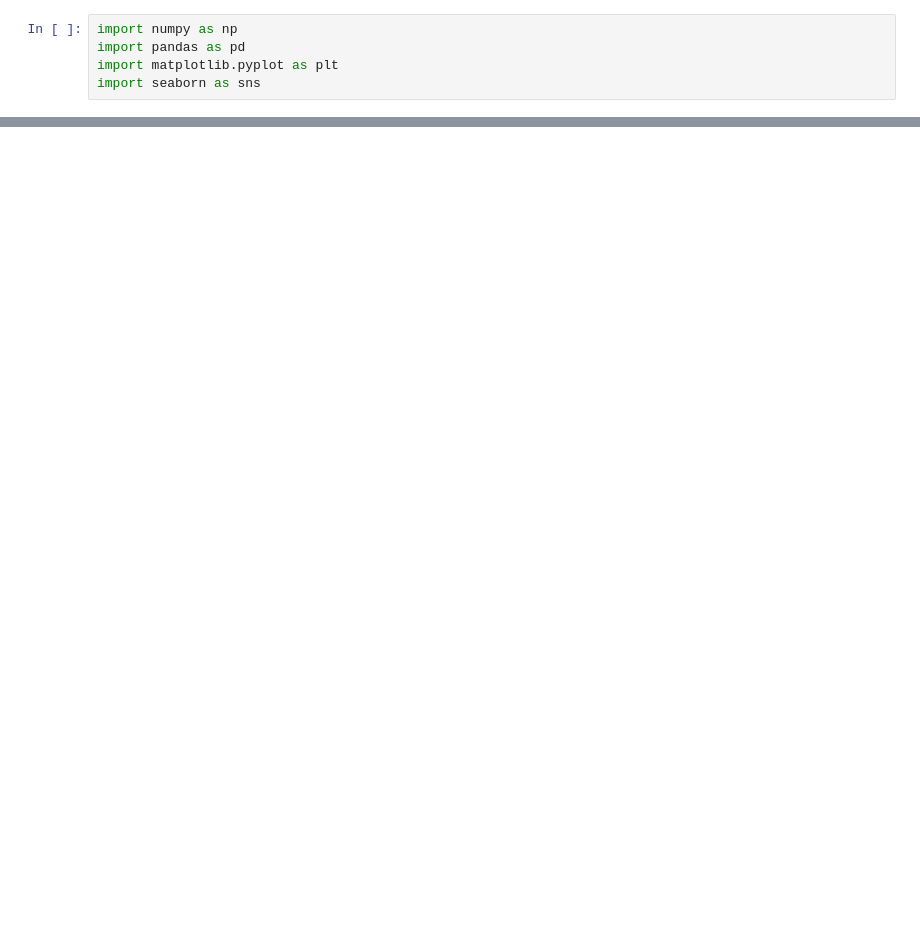
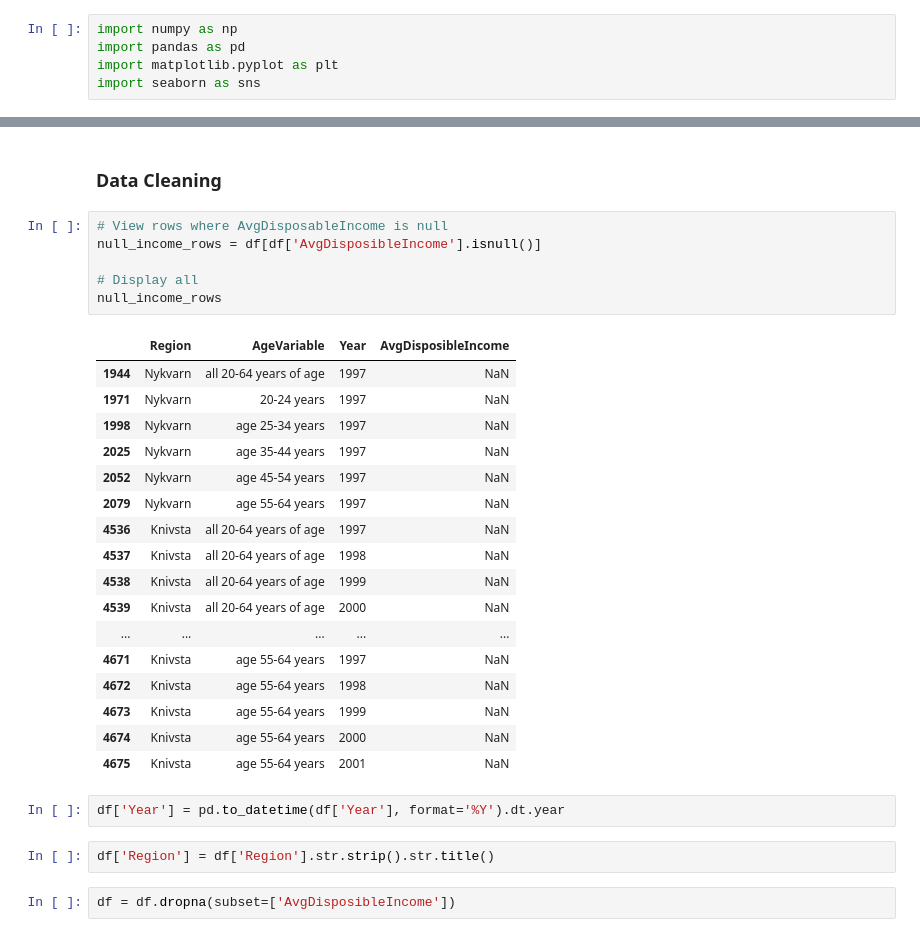
Before and after one commit to Magesh-Babu/Electrification_of_Swedish_Cars, a Jupyter notebook: exploratory_analysis/income_data_exploratory_analysis.ipynb, the cells around one changed output, grey strips where cells are left out. Saved outputs shown, nothing was run; the diff lists cells and outputs as text; blank space fills up the shorter version.

```diff
--- a/exploratory_analysis/income_data_exploratory_analysis.ipynb
+++ b/exploratory_analysis/income_data_exploratory_analysis.ipynb
@@ -63,0 +70,32 @@ array(['Upplands Väsby', 'Vallentuna', 'Österåker', 'Värmdö', 'Järfälla',
+# %% [markdown]
+### Data Cleaning
+# %%
+# View rows where AvgDisposableIncome is null
+null_income_rows = df[df['AvgDisposibleIncome'].isnull()]
+
+# Display all
+null_income_rows
+# %% [output]
+|  | Region | AgeVariable | Year | AvgDisposibleIncome |
+| 1944 | Nykvarn | all 20-64 years of age | 1997 | NaN |
+| 1971 | Nykvarn | 20-24 years | 1997 | NaN |
+| 1998 | Nykvarn | age 25-34 years | 1997 | NaN |
+| 2025 | Nykvarn | age 35-44 years | 1997 | NaN |
+| 2052 | Nykvarn | age 45-54 years | 1997 | NaN |
+| 2079 | Nykvarn | age 55-64 years | 1997 | NaN |
+| 4536 | Knivsta | all 20-64 years of age | 1997 | NaN |
+| 4537 | Knivsta | all 20-64 years of age | 1998 | NaN |
+| 4538 | Knivsta | all 20-64 years of age | 1999 | NaN |
+| 4539 | Knivsta | all 20-64 years of age | 2000 | NaN |
+| ... | ... | ... | ... | ... |
+| 4671 | Knivsta | age 55-64 years | 1997 | NaN |
+| 4672 | Knivsta | age 55-64 years | 1998 | NaN |
+| 4673 | Knivsta | age 55-64 years | 1999 | NaN |
+| 4674 | Knivsta | age 55-64 years | 2000 | NaN |
+| 4675 | Knivsta | age 55-64 years | 2001 | NaN |
+# %%
+df['Year'] = pd.to_datetime(df['Year'], format='%Y').dt.year
+# %%
+df['Region'] = df['Region'].str.strip().str.title()
+# %%
+df = df.dropna(subset=['AvgDisposibleIncome'])
```
Also changed, not shown: parts of 22 cells of this notebook, 1 other file.
